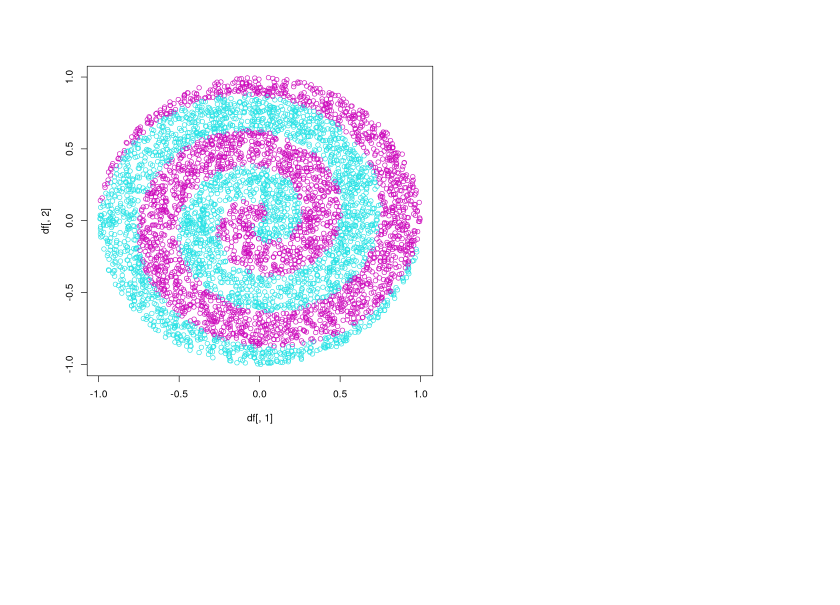
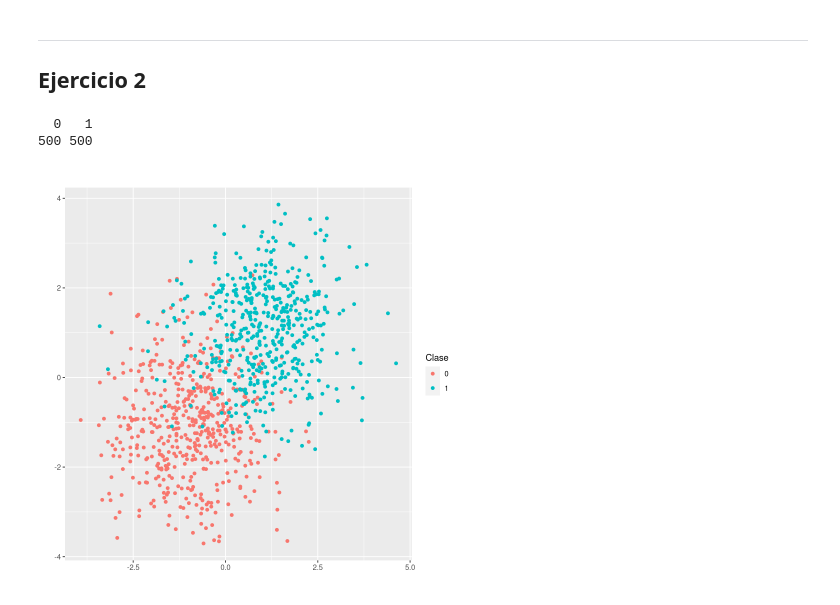
Before and after one commit to jfarizano/DataMining, a Jupyter notebook: tp1.ipynb, the cells around one changed output. Saved outputs shown, nothing was run; the diff lists cells and outputs as text; code cells hidden in the pictures; blank space fills up the shorter version.

```diff
--- a/tp1.ipynb
+++ b/tp1.ipynb
@@ -3,4 +16,5 @@ library(data.table)
 # %%
+# Punto a
 generatePoints <- function(d, n, std, center0, center1) {
   lenClass1 <- floor(n / 2)
   lenClass0 <- n - lenClass1
@@ -11,12 +25,11 @@ generatePoints <- function(d, n, std, center0, center1) {
 
   df <- rbindlist(data)
   colnames(df) <- c(seq(1, d), "Class")
-  as.data.frame(df)
+  df <- as.data.frame(df)
+  df$Class <- as.factor(df$Class)
+  df
 }
 
 generateDiagonal <- function(d, n, C) {
   generatePoints(d, n, C * sqrt(d), rep(-1, d), rep(1, d))
 }
-# %%
-df <- generateDiagonal(2, 5000, 0.78)
-plot(x = df[,1], y = df[,2], col = df[,3] + 5)
@@ -25,4 +36,5 @@ plot(x = df[,1], y = df[,2], col = df[,3] + 5)
 # %%
+# Punto b
 cartesianToPolar <- function(x, y){
   ro = sqrt(x ** 2 + y ** 2)
 
@@ -57,6 +69,7 @@ generateSpirals <- function(n) {
 
   data <- data.frame()
 
+  # No sé si habrá una forma vectorial más fácil de hacer esto
   while (cantClass0 < lenClass0 || cantClass1 < lenClass1) {
     y <- runif(1, min = -1, max = 1)
     x <- runif(1, min = -1, max = 1)
@@ -87,11 +100,26 @@ generateSpirals <- function(n) {
     }
   }
 
-  colnames(data) <- c(0, 1, "Class")
-  data
+  df <- as.data.frame(data)
+  colnames(df) <- c(1, 2, "Class")
+  df$Class <- as.factor(df$Class)
+  df
 }
-# %%
-df <- generateSpirals(5000)
-plot(x = df[,1], y = df[,2], col = df[,3] + 5)
-# %% [output]
-[figure, removed]
+# %% [markdown]
+--------------------------------------------------------------------------------
+## Ejercicio 2
+# %%
+graphDF <- function(df, title="") {
+    ggplot(df, aes(x=df[,1], y=df[,2], color=Class)) +
+           geom_point() +
+           labs(title=title, color="Clase", x="", y="")
+}
+# %%
+df <- generateDiagonal(2, 1000, 0.78)
+# Chequeo la cantidad de cada clase
+table(df[, "Class"])
+graphDF(df)
+# %% [output]
+  0   1
+500 500
+[figure, added]
```
Also changed, not shown: parts of 9 cells of this notebook.
